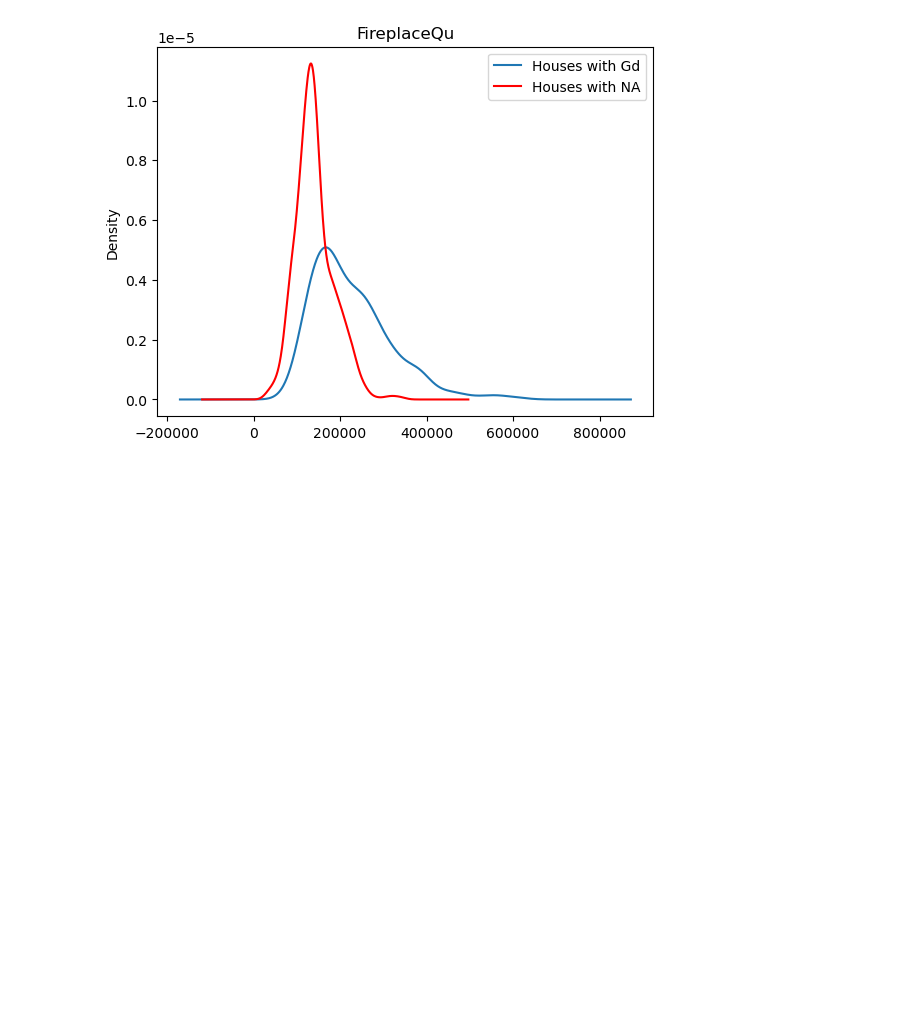
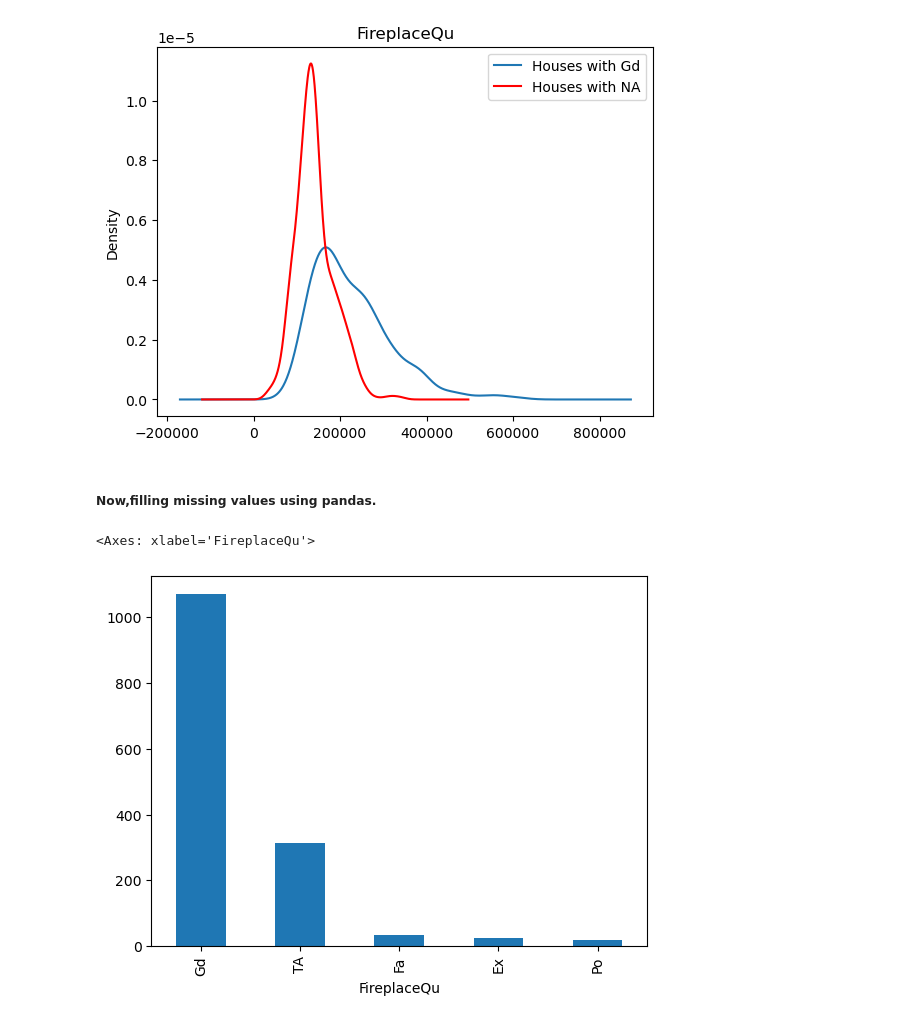
Before and after one commit to Shreyasb1015/Machine-Learning, a Jupyter notebook: handling-missing-data/frequent-value-CatgeoryImputation.ipynb, the cells around one changed output. Cells and saved outputs as stored; diff of their text form; code cells hidden in the pictures; blank space fills up the shorter version.

Commit message:
handling missing data

```diff
--- a/handling-missing-data/frequent-value-CatgeoryImputation.ipynb
+++ b/handling-missing-data/frequent-value-CatgeoryImputation.ipynb
@@ -118,0 +121,9 @@ Text(0.5, 1.0, 'FireplaceQu')
+# %% [markdown]
+##### Now,filling missing values using pandas.
+# %%
+df['FireplaceQu'].fillna('Gd', inplace=True)
+# %%
+df['FireplaceQu'].value_counts().plot(kind='bar')
+# %% [output]
+<Axes: xlabel='FireplaceQu'>
+[figure, added]
```
Also changed, not shown: parts of 2 cells of this notebook.
